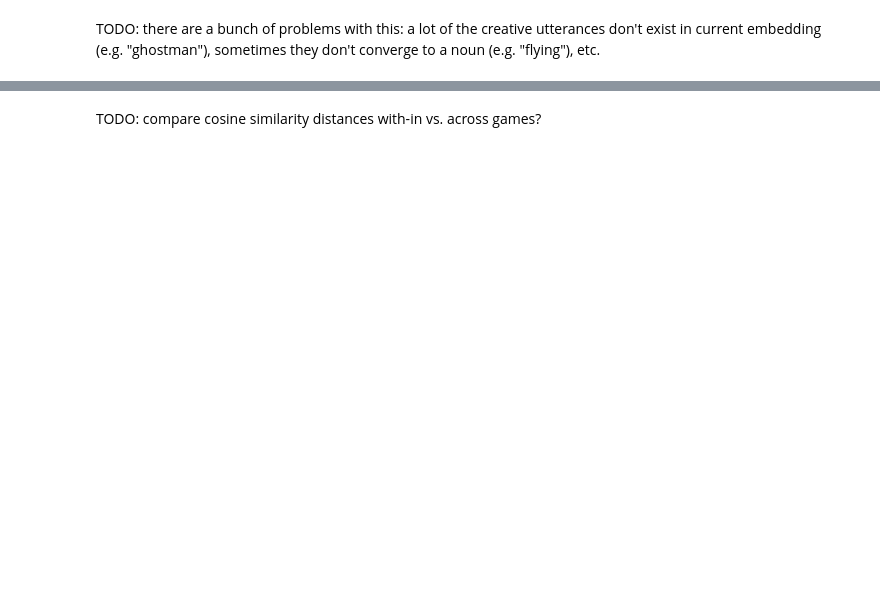
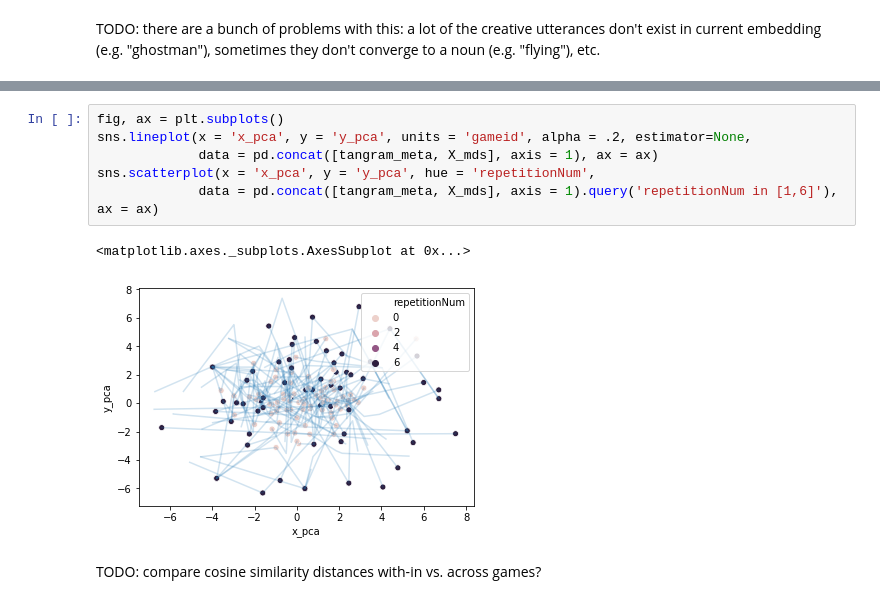
Before and after one commit to hawkrobe/tangrams, a Jupyter notebook: analysis/sequential/preprocessing_sequential.ipynb, the cells around one changed output, grey strips where cells are left out. Cells and saved outputs as stored; diff of their text form; blank space fills up the shorter version.

```diff
--- a/analysis/sequential/preprocessing_sequential.ipynb
+++ b/analysis/sequential/preprocessing_sequential.ipynb
@@ -658,2 +660,11 @@ KeyError: 'noun_embedding'
+# %%
+fig, ax = plt.subplots()
+sns.lineplot(x = 'x_pca', y = 'y_pca', units = 'gameid', alpha = .2, estimator=None,
+             data = pd.concat([tangram_meta, X_mds], axis = 1), ax = ax)
+sns.scatterplot(x = 'x_pca', y = 'y_pca', hue = 'repetitionNum',
+             data = pd.concat([tangram_meta, X_mds], axis = 1).query('repetitionNum in [1,6]'), ax = ax)
+# %% [output]
+<matplotlib.axes._subplots.AxesSubplot at 0x...>
+[figure, added]
 # %% [markdown]
 TODO: compare cosine similarity distances with-in vs. across games?
```
Also changed, not shown: parts of 20 cells of this notebook, 1 other file.
